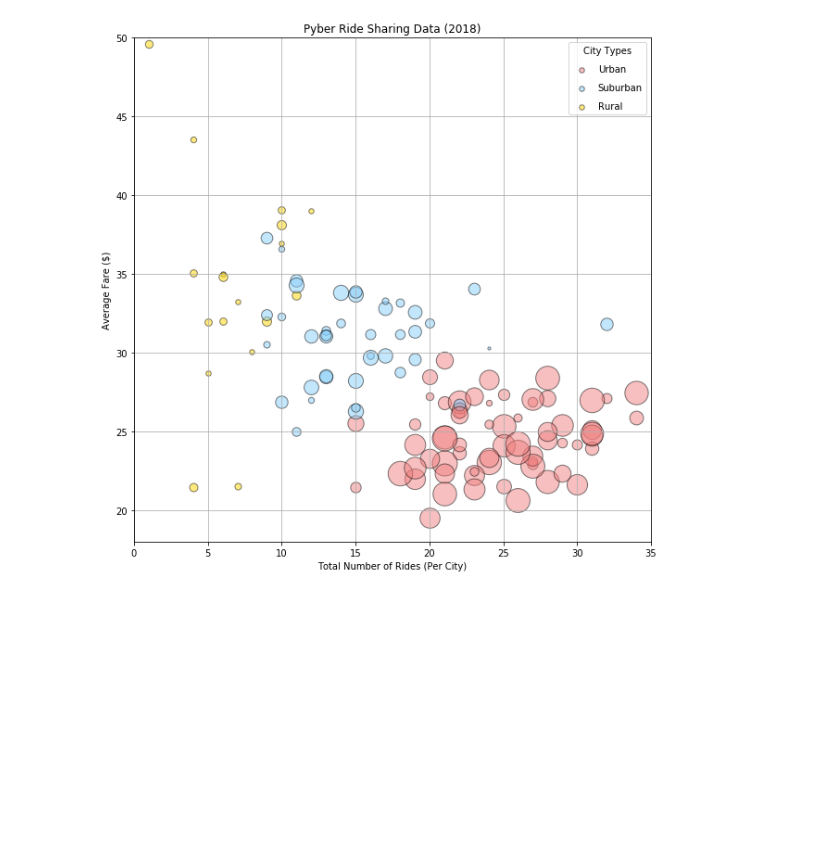
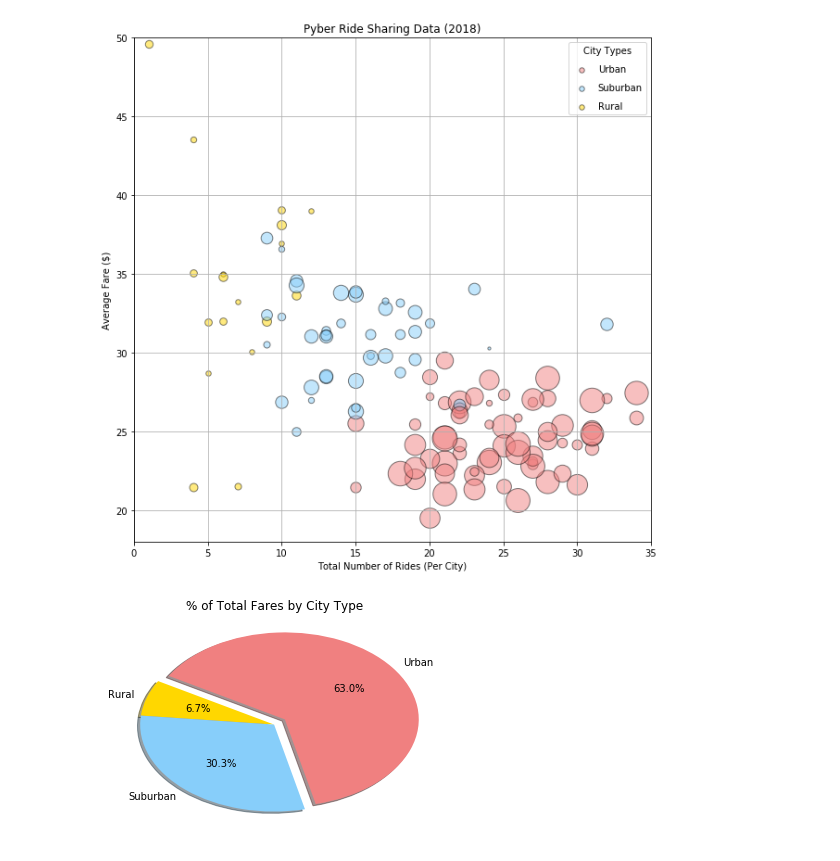
Before and after one commit to krashilili/HW5-Matplotlib, a Jupyter notebook: Pyber/Pyber_sloved.ipynb, the cells around one changed output. Cells and saved outputs as stored; diff of their text form; code cells hidden in the pictures; blank space fills up the shorter version.

Commit message:
Added solutions to the pie charts.

```diff
--- a/Pyber/Pyber_sloved.ipynb
+++ b/Pyber/Pyber_sloved.ipynb
@@ -106,3 +106,20 @@ plt.savefig("bubble.png")
 plt.show()
 # %% [output]
 [figure]
+# %%
+group_by_city_type = merged_df.groupby('type')
+# % of the total fare by city type
+total_fare_by_city = group_by_city_type['fare'].sum()
+total_fare = total_fare_by_city.sum()
+total_fare_percent_by_city = total_fare_by_city/total_fare * 100.0
+# plot the pie chart for the percent of total fares by city type
+pie_city_types = total_fare_percent_by_city.index
+pie_percents = total_fare_percent_by_city.values
+colors_list = [colors.get(city_type) for city_type in pie_city_types]
+explode = (0,0,0.1)
+plt.pie(pie_percents, explode=explode, labels=pie_city_types, colors=colors_list, autopct="%1.1f%%",
+        shadow=True, startangle=150)
+plt.title("% of Total Fares by City Type")
+plt.show()
+# %% [output]
+[figure, added]
```
Also changed, not shown: parts of 2 cells of this notebook, 1 other file.
